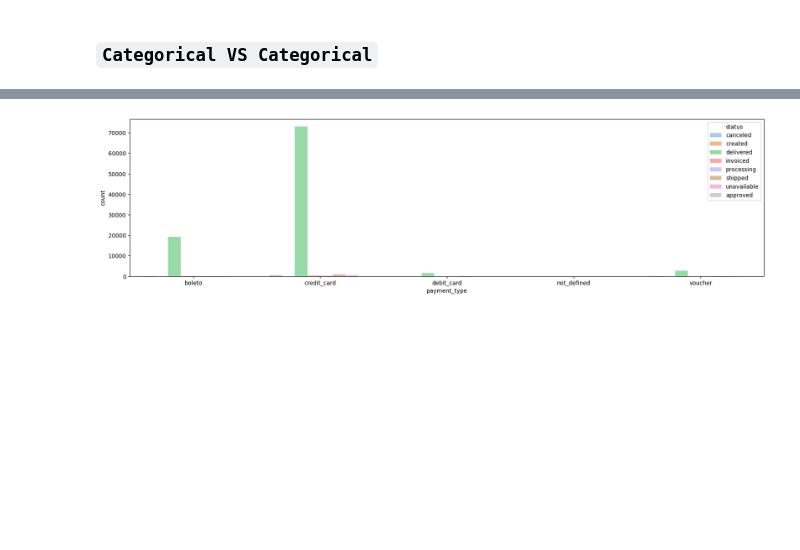
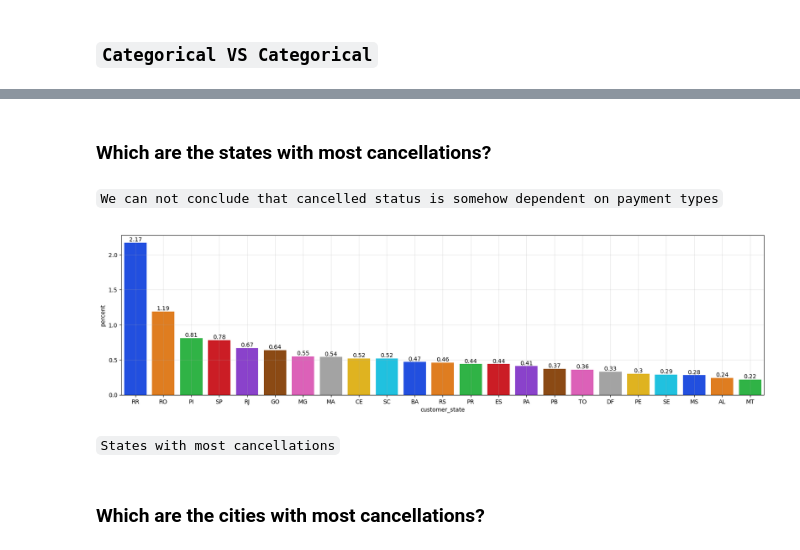
Before and after one commit to IamRaNo/Elevvo_Internship, a Jupyter notebook: Task-9/sales_data_analysis.ipynb, the cells around one changed output, grey strips where cells are left out. Drawn from its saved outputs; the diff is of its cells as text; code cells hidden in the pictures; blank space fills up the shorter version.

```diff
--- a/Task-9/sales_data_analysis.ipynb
+++ b/Task-9/sales_data_analysis.ipynb
@@ -775,7 +764,25 @@ payment_counts
-# %%
-payment_counts=data.groupby(['payment_type','status']).size().reset_index(name='count')
-plt.figure(figsize=(20,5))
-sns.barplot(data=payment_counts,x='payment_type',y='count',hue='status',palette='pastel')
-plt.show()
-# %% [output]
-[figure, removed]
+# %% [markdown]
+### **Which are the states with most cancellations?**
+# %% [markdown]
+`We can not conclude that cancelled status is somehow dependent on payment types`
+# %%
+total_orders_per_state=data.groupby('customer_state')['order_id'].size().reset_index()
+# %%
+state_with_highest_cancellation=data[data['status']=='canceled'].groupby('customer_state').size().sort_values(ascending=False).reset_index(name='count')
+state_with_highest_cancellation=state_with_highest_cancellation.merge(total_orders_per_state,on='customer_state',how='left')
+
+state_with_highest_cancellation['percent']=round((state_with_highest_cancellation['count']/state_with_highest_cancellation['order_id'])*100,2)
+state_with_highest_cancellation=state_with_highest_cancellation.sort_values(by='percent',ascending=False)
+# %%
+plt.figure(figsize=(20,5))
+ax=sns.barplot(x='customer_state',y='percent',data=state_with_highest_cancellation,palette='bright')
+for container in ax.containers:
+    ax.bar_label(container)
+plt.grid(alpha=0.3)
+plt.show()
+# %% [output]
+[figure, added]
+# %% [markdown]
+`States with most cancellations`
+# %% [markdown]
+### **Which are the cities with most cancellations?**
```
Also changed, not shown: parts of 53 cells of this notebook.
